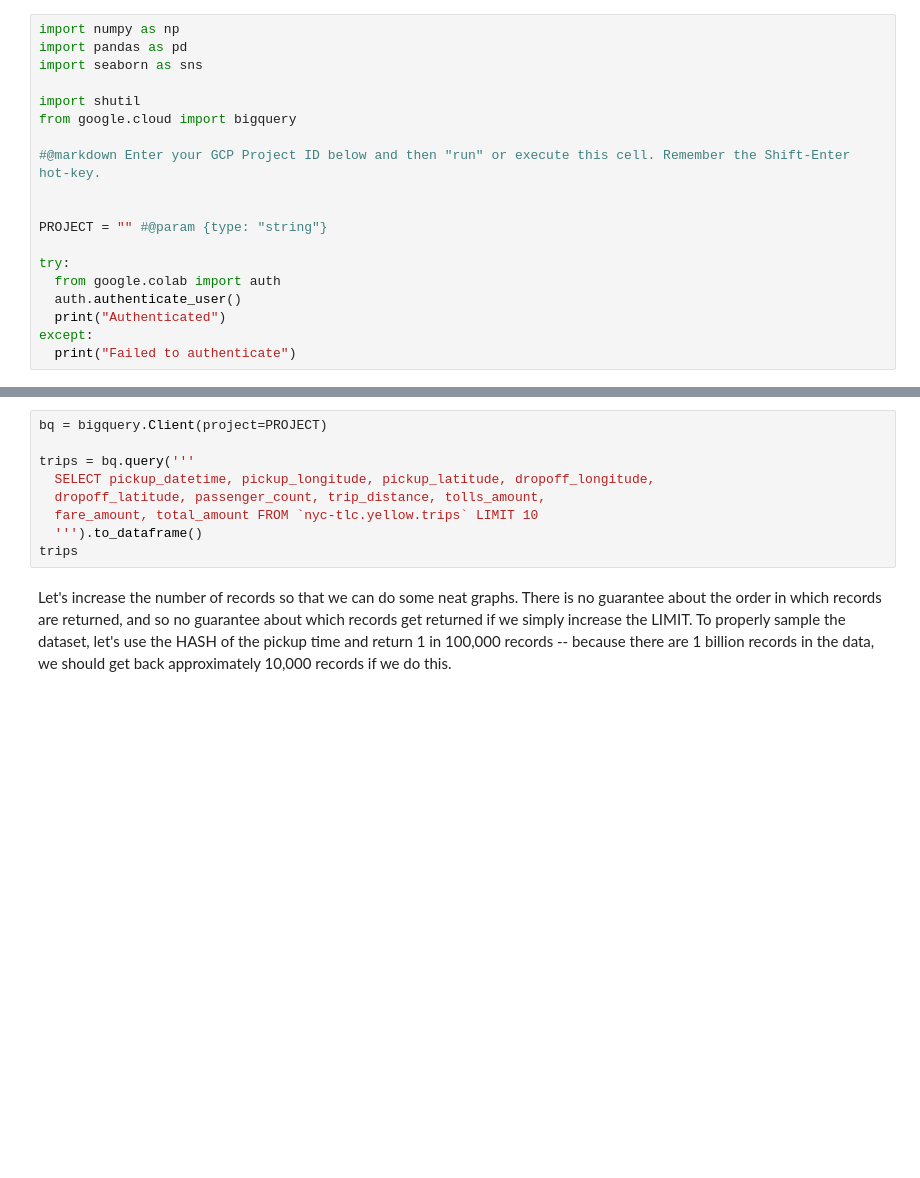
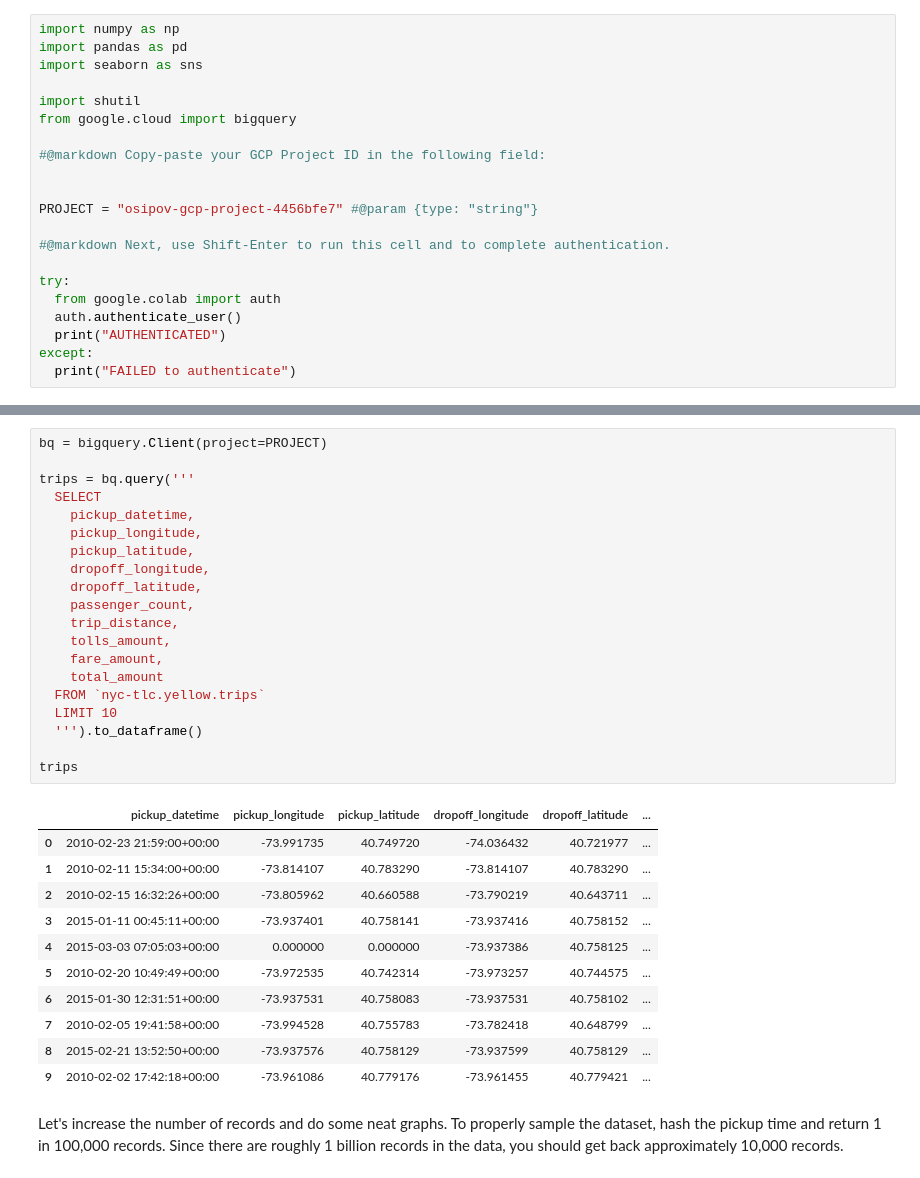
Before and after one commit to osipov/training-data-analyst, a Jupyter notebook: bootcamps/serverless_ml/get_started.ipynb, the cells around one changed output, grey strips where cells are left out. Saved outputs shown, nothing was run; the diff lists cells and outputs as text; blank space fills up the shorter version.

```diff
--- a/bootcamps/serverless_ml/get_started.ipynb
+++ b/bootcamps/serverless_ml/get_started.ipynb
@@ -23,14 +25,16 @@ import seaborn as sns
 import shutil
 from google.cloud import bigquery
 
-#@markdown Enter your GCP Project ID below and then "run" or execute this cell. Remember the Shift-Enter hot-key.
+#@markdown Copy-paste your GCP Project ID in the following field:
 
 
-PROJECT = "" #@param {type: "string"}
+PROJECT = "osipov-gcp-project-4456bfe7" #@param {type: "string"}
+
+#@markdown Next, use Shift-Enter to run this cell and to complete authentication.
 
 try:
   from google.colab import auth
   auth.authenticate_user()
-  print("Authenticated")
+  print("AUTHENTICATED")
 except:
-  print("Failed to authenticate")
+  print("FAILED to authenticate")
@@ -43,14 +49,37 @@ Let's write a SQL query to pick up interesting fields from the dataset.
 # %%
 bq = bigquery.Client(project=PROJECT)
 
 trips = bq.query('''
-  SELECT pickup_datetime, pickup_longitude, pickup_latitude, dropoff_longitude,
-  dropoff_latitude, passenger_count, trip_distance, tolls_amount,
-  fare_amount, total_amount FROM `nyc-tlc.yellow.trips` LIMIT 10
+  SELECT
+    pickup_datetime,
+    pickup_longitude,
+    pickup_latitude,
+    dropoff_longitude,
+    dropoff_latitude,
+    passenger_count,
+    trip_distance,
+    tolls_amount,
+    fare_amount,
+    total_amount
+  FROM `nyc-tlc.yellow.trips`
+  LIMIT 10
   ''').to_dataframe()
+
 trips
+# %% [output]
+|  | pickup_datetime | pickup_longitude | pickup_latitude | dropoff_longitude | dropoff_latitude | ... |
+| 0 | 2010-02-23 21:59:00+00:00 | -73.991735 | 40.749720 | -74.036432 | 40.721977 | ... |
+| 1 | 2010-02-11 15:34:00+00:00 | -73.814107 | 40.783290 | -73.814107 | 40.783290 | ... |
+| 2 | 2010-02-15 16:32:26+00:00 | -73.805962 | 40.660588 | -73.790219 | 40.643711 | ... |
+| 3 | 2015-01-11 00:45:11+00:00 | -73.937401 | 40.758141 | -73.937416 | 40.758152 | ... |
+| 4 | 2015-03-03 07:05:03+00:00 | 0.000000 | 0.000000 | -73.937386 | 40.758125 | ... |
+| 5 | 2010-02-20 10:49:49+00:00 | -73.972535 | 40.742314 | -73.973257 | 40.744575 | ... |
+| 6 | 2015-01-30 12:31:51+00:00 | -73.937531 | 40.758083 | -73.937531 | 40.758102 | ... |
+| 7 | 2010-02-05 19:41:58+00:00 | -73.994528 | 40.755783 | -73.782418 | 40.648799 | ... |
+| 8 | 2015-02-21 13:52:50+00:00 | -73.937576 | 40.758129 | -73.937599 | 40.758129 | ... |
+| 9 | 2010-02-02 17:42:18+00:00 | -73.961086 | 40.779176 | -73.961455 | 40.779421 | ... |
 # %% [markdown]
-Let's increase the number of records so that we can do some neat graphs.  There is no guarantee about the order in which records are returned, and so no guarantee about which records get returned if we simply increase the LIMIT. To properly sample the dataset, let's use the HASH of the pickup time and return 1 in 100,000 records -- because there are 1 billion records in the data, we should get back approximately 10,000 records if we do this.
+Let's increase the number of records and do some neat graphs.  To properly sample the dataset, hash the pickup time and return 1 in 100,000 records. Since there are roughly 1 billion records in the data, you should get back approximately 10,000 records.
 # %%
 EVERY_N = 100000
 
```
Also changed, not shown: parts of 38 cells of this notebook.
